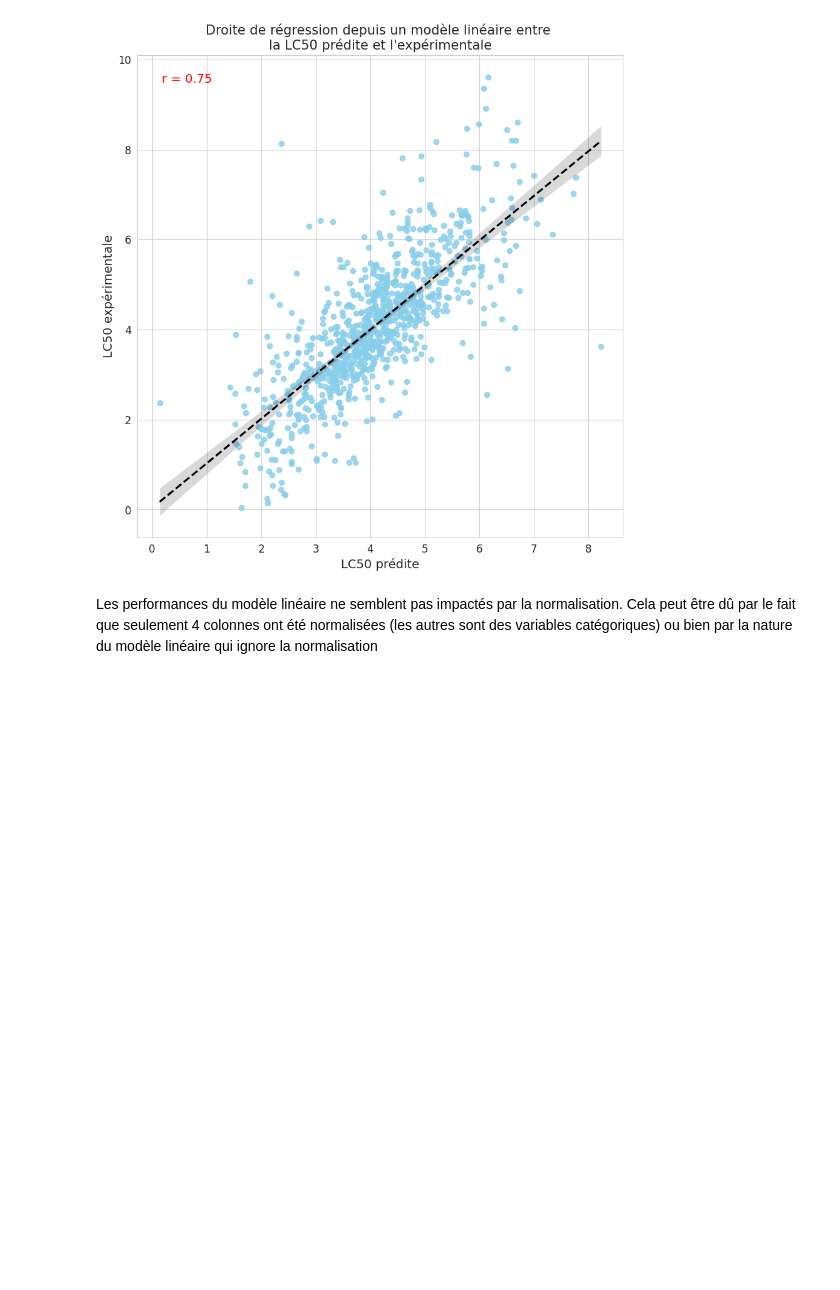
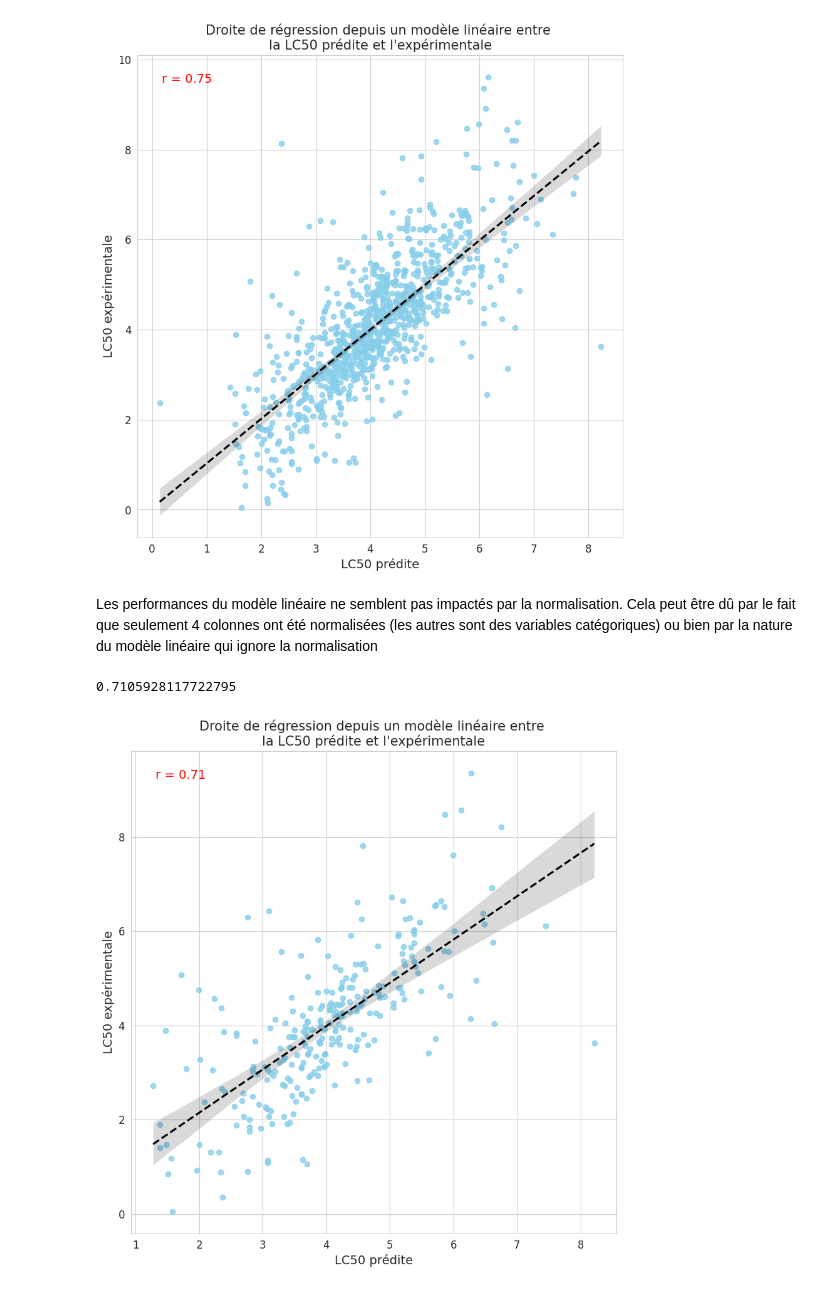
Before and after one commit to Edmondbrn/projet_IA_QSAR, a Jupyter notebook: regression_lineaire.ipynb, the cells around one changed output. Cells and saved outputs as stored; diff of their text form; code cells hidden in the pictures; blank space fills up the shorter version.

```diff
--- a/regression_lineaire.ipynb
+++ b/regression_lineaire.ipynb
@@ -71,3 +73,23 @@ qu.scatter_QSAR(x_data = predicted_LC50_raw, y_data = df_LC50, corr_coef=corr_ra
 [figure]
 # %% [markdown]
 Les performances du modèle linéaire ne semblent pas impactés par la normalisation. Cela peut être dû par le fait que seulement 4 colonnes ont été normalisées (les autres sont des variables catégoriques) ou bien par la nature du modèle linéaire qui ignore la normalisation
+# %%
+from sklearn.model_selection import train_test_split
+df_norm = pd.read_csv("data/qsar_fish_toxicity_norm.csv")
+
+train_data, test_data = train_test_split(df_norm, train_size=0.7)
+LC50_train = train_data["LC50"]
+LC50_test = test_data["LC50"]
+train_data = train_data.drop(columns="LC50")
+test_data = test_data.drop(columns="LC50")
+
+model = LinearRegression()
+model.fit(train_data, LC50_train)
+predict = model.predict(test_data)
+corr_coef, _ = pearsonr(LC50_test, predict) # calcul du coefficients de corrélation
+print(corr_coef)
+
+qu.scatter_QSAR(predict, LC50_test, corr_coef)
+# %% [output]
+0.7105928117722795
+[figure, added]
```
Also changed, not shown: parts of 1 cell of this notebook, 2 other files.
